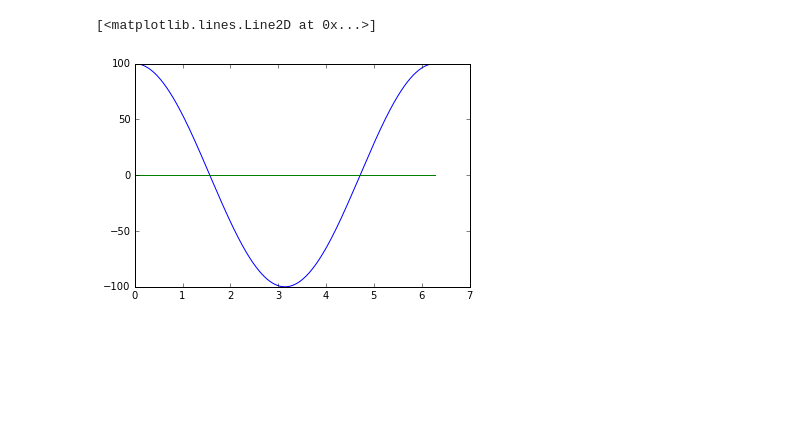
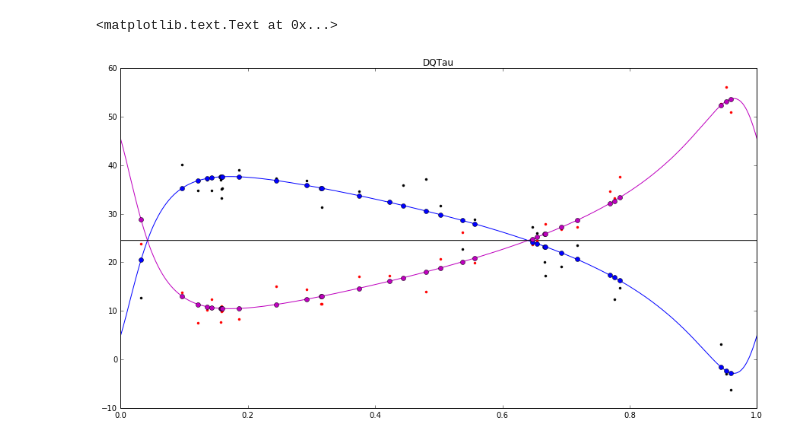
Before and after one commit to jacob-i-skinner/Orbit-Fitting, a Jupyter notebook: Radial velocity plotter.ipynb, the cells around one changed output. Saved outputs shown, nothing was run; the diff lists cells and outputs as text; code cells hidden in the pictures; blank space fills up the shorter version.

Commit message:
Radial Velocity Plotter Finished!!

```diff
--- a/Radial velocity plotter.ipynb
+++ b/Radial velocity plotter.ipynb
@@ -9,7 +0,0 @@ def RVplotter(K, theta, omega, e, gamma):
-# %%
-times = np.linspace(0, 2*np.pi, num = 1000)
-plt.plot(times, RVplotter(100, 0, times, 0, 0))
-plt.plot(times, np.zeros(times.size))
-# %% [output]
-[<matplotlib.lines.Line2D at 0x...>]
-[figure, removed]
@@ -15,0 +39,43 @@ plt.plot(times, np.zeros(times.size))
+# %%
+#This cell is a python clone of the relevant portion of helio_RV.pro from the NASA IDL Library
+#It is an implementation of of a procedure described in 'Double Stars' by Wulff D. Heintz
+
+def rv(K, P, T, e, w, y, t): #function generates RV values plot from given parameters
+    # t is some value of time, ultimately the independent variable, can bea single value or an array
+    M = (2*np.pi/P)*(t) #Mean Anomaly is a function of time
+    E1 = M + e*np.sin(M) + ((e**2)*np.sin(2*M)/2) #Eccentric Anomaly is a function of Mean Anomaly
+    while True:
+        E0 = E1
+        M0 = E0 - e*np.sin(E0)
+        E1 = E0 +(M-M0)/(1-e*np.cos(E0))
+        if np.amax(E1-E0) < 1E-9:
+            break
+    nu = 2*np.arctan(np.sqrt((1 + e)/(1 - e))*np.tan(E1/2)) #True Anomaly is a function of Eccentric anomaly
+    rv = K*(np.cos(nu+w) + (e*np.cos(w)))+y
+    return rv
+# %%
+#These parameters are shared by the entire system, DQTau
+
+P = 15.80158 #period in days determined first via periodogram
+T = 47433.507 #Time offset in days, boils down to a horizontal shift in RV. T is the 'zero' point
+e = 0.568 #eccentricity (unitless)
+w = 4.047 #longitude of periastron in radians
+y = 24.52 #systemic velocity in km/s
+
+#these parameters are star specific
+K1= 20.28 #semamplitude in km/s
+K2= -21.66
+
+plt.figure(figsize=(15,8))
+plt.plot(np.linspace(0, P, num = 10000)/P, rv(K1, P, T, e, w, y, np.linspace(0, P, num = 10000)))
+plt.plot(np.linspace(0, P, num = 10000)/P, rv(K2, P, T, e, w, y, np.linspace(0, P, num = 10000)), 'm')
+plt.plot(np.linspace(0, P, num = 10000)/P, y*np.ones(t.size), 'k')
+plt.plot(phases(HJD), DQTau1, 'k.')
+plt.plot(phases(HJD), DQTau2, 'r.')
+plt.plot(phases(HJD), rv(K1, P, T, e, w, y, phases(HJD)*P), 'bo')
+plt.plot(phases(HJD), rv(K2, P, T, e, w, y, phases(HJD)*P), 'mo')
+plt.xlim(0,1)
+plt.title('DQTau')
+# %% [output]
+<matplotlib.text.Text at 0x...>
+[figure, added]
```
Also changed, not shown: parts of 6 cells of this notebook, 3 other files.
